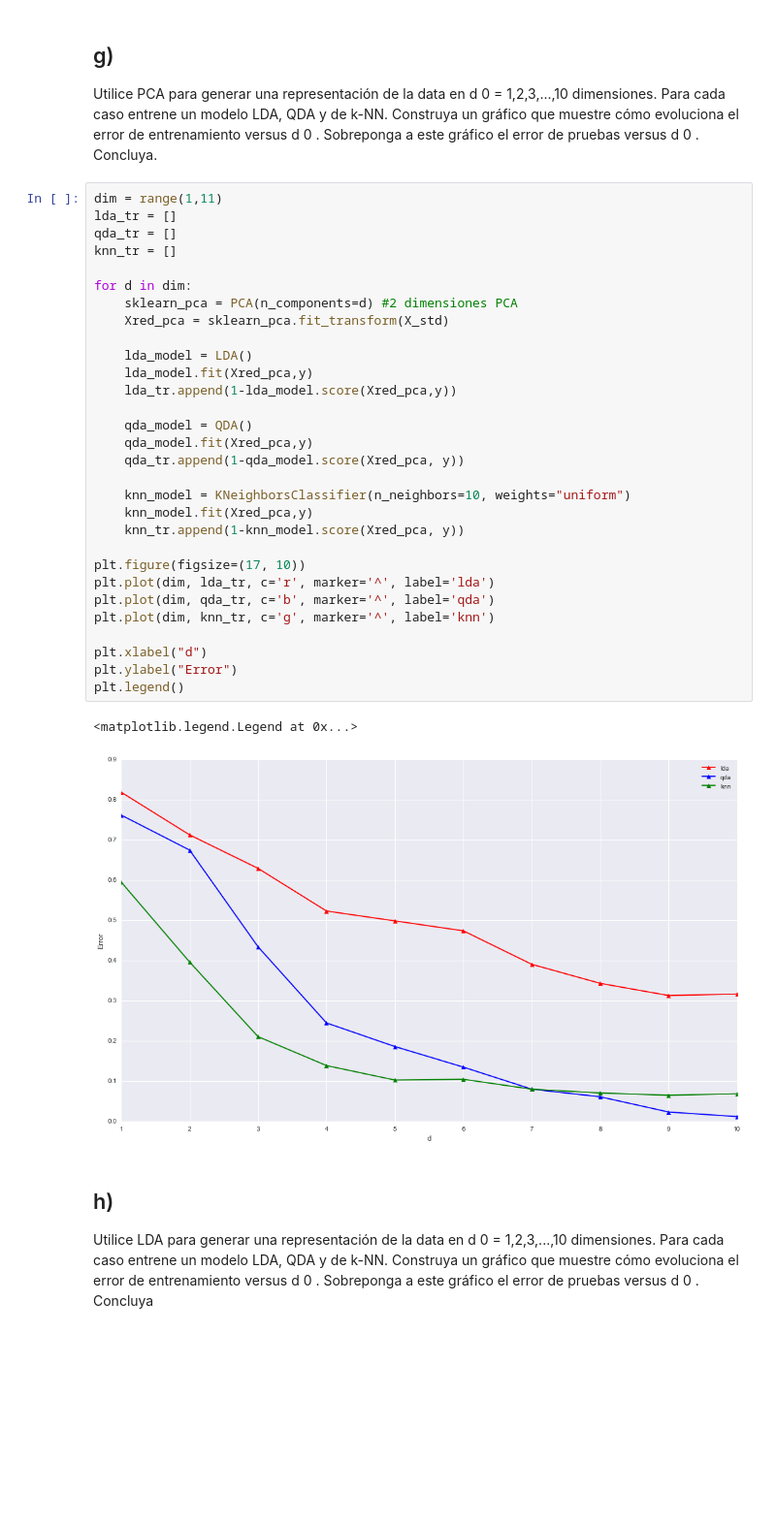
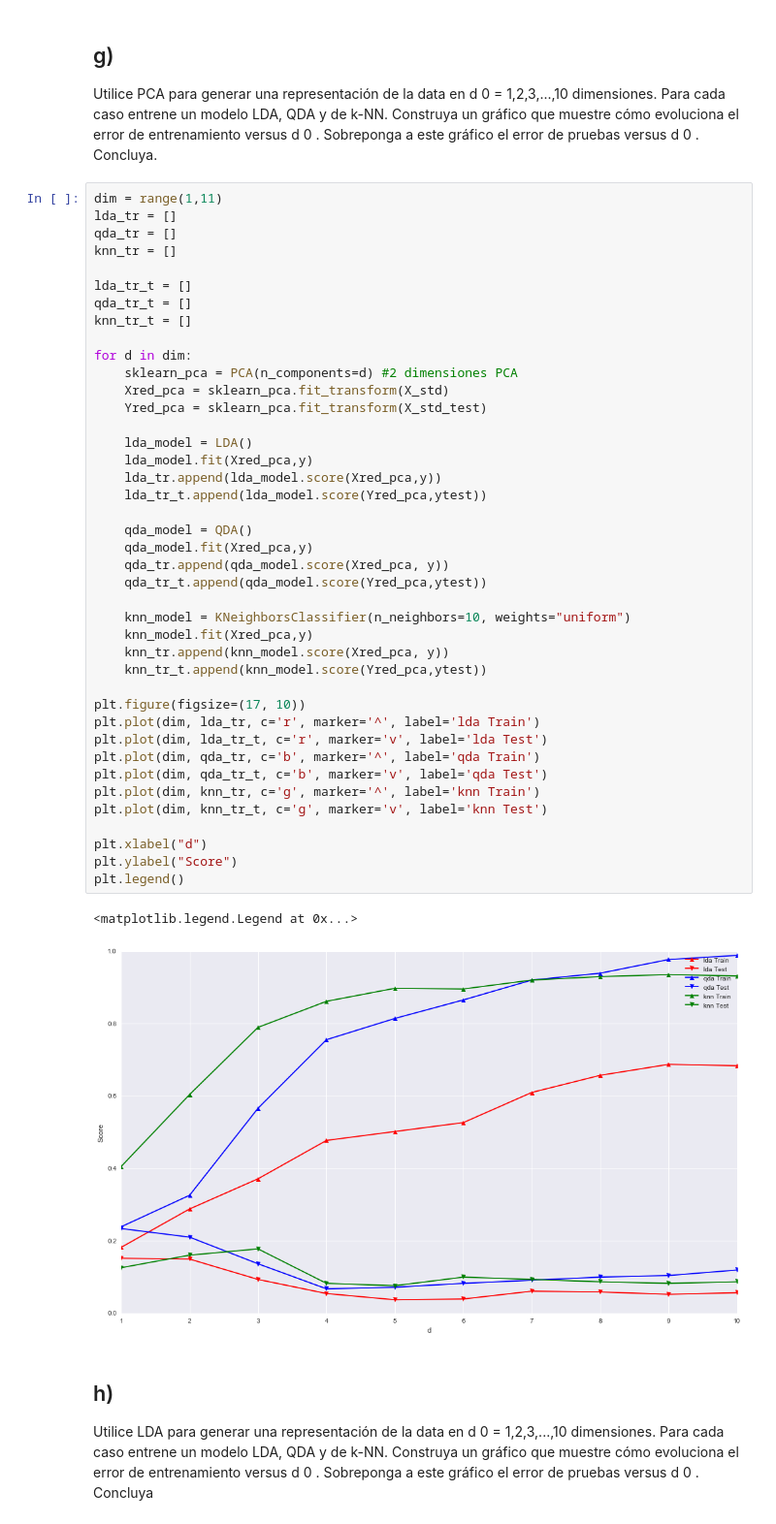
Before and after one commit to raewar/maquinas_aprendizaje, a Jupyter notebook: Tarea 2/Pregunta 1/Pregunta 1.ipynb, the cells around one changed output. Shown at 97% size. Cells and saved outputs as stored; diff of their text form; blank space fills up the shorter version.

```diff
--- a/Tarea 2/Pregunta 1/Pregunta 1.ipynb
+++ b/Tarea 2/Pregunta 1/Pregunta 1.ipynb
@@ -235,36 +235,47 @@ Utilice PCA para generar una representación de la data en d 0 = 1,2,3,...,10 di
 # %%
 dim = range(1,11)
 lda_tr = []
 qda_tr = []
 knn_tr = []
 
+lda_tr_t = []
+qda_tr_t = []
+knn_tr_t = []
+
 for d in dim:
     sklearn_pca = PCA(n_components=d) #2 dimensiones PCA
     Xred_pca = sklearn_pca.fit_transform(X_std)
+    Yred_pca = sklearn_pca.fit_transform(X_std_test)
 
     lda_model = LDA()
     lda_model.fit(Xred_pca,y)
-    lda_tr.append(1-lda_model.score(Xred_pca,y))
+    lda_tr.append(lda_model.score(Xred_pca,y))
+    lda_tr_t.append(lda_model.score(Yred_pca,ytest))
 
     qda_model = QDA()
     qda_model.fit(Xred_pca,y)
-    qda_tr.append(1-qda_model.score(Xred_pca, y))
+    qda_tr.append(qda_model.score(Xred_pca, y))
+    qda_tr_t.append(qda_model.score(Yred_pca,ytest))
 
     knn_model = KNeighborsClassifier(n_neighbors=10, weights="uniform")
     knn_model.fit(Xred_pca,y)
-    knn_tr.append(1-knn_model.score(Xred_pca, y))
+    knn_tr.append(knn_model.score(Xred_pca, y))
+    knn_tr_t.append(knn_model.score(Yred_pca,ytest))
 
 plt.figure(figsize=(17, 10))
-plt.plot(dim, lda_tr, c='r', marker='^', label='lda')
-plt.plot(dim, qda_tr, c='b', marker='^', label='qda')
-plt.plot(dim, knn_tr, c='g', marker='^', label='knn')
+plt.plot(dim, lda_tr, c='r', marker='^', label='lda Train')
+plt.plot(dim, lda_tr_t, c='r', marker='v', label='lda Test')
+plt.plot(dim, qda_tr, c='b', marker='^', label='qda Train')
+plt.plot(dim, qda_tr_t, c='b', marker='v', label='qda Test')
+plt.plot(dim, knn_tr, c='g', marker='^', label='knn Train')
+plt.plot(dim, knn_tr_t, c='g', marker='v', label='knn Test')
 
 plt.xlabel("d")
-plt.ylabel("Error")
+plt.ylabel("Score")
 plt.legend()
 # %% [output]
 <matplotlib.legend.Legend at 0x...>
-[figure, old version]
+[figure, new version]
 # %% [markdown]
 ## h)
 Utilice LDA para generar una representación de la data en d 0 = 1,2,3,...,10 dimensiones. Para cada caso entrene un modelo LDA, QDA y de k-NN. Construya un gráfico que muestre cómo evoluciona el error de entrenamiento versus d 0 . Sobreponga a este gráfico el error de pruebas versus d 0 . Concluya
```
Also changed, not shown: parts of 3 cells of this notebook, 7 other files.
